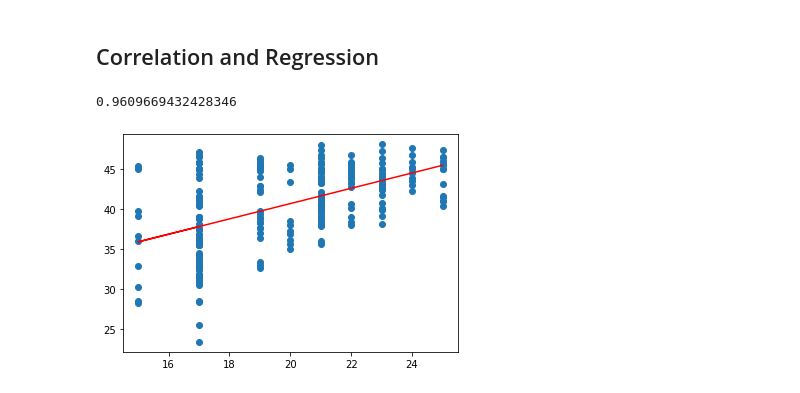
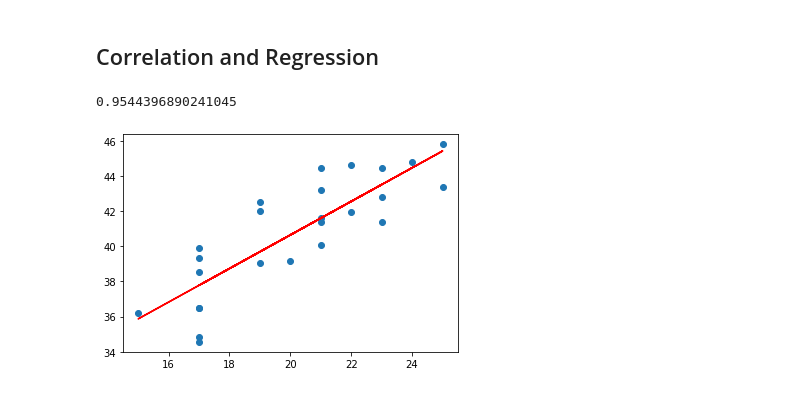
Before and after one commit to pjb327/matplotlib_hw, a Jupyter notebook: pymaceuticals_starter.ipynb, the cells around one changed output. Saved outputs shown, nothing was run; the diff lists cells and outputs as text; code cells hidden in the pictures.

```diff
--- a/pymaceuticals_starter.ipynb
+++ b/pymaceuticals_starter.ipynb
@@ -385,8 +378,8 @@ plt.plot(line_x, line_y)
 # %%
 # Generate a scatter plot of average tumor volume vs. mouse weight for the Capomulin regimen
 # plt.scatter
-scatter_y = full_dataset[full_dataset["Drug Regimen"] == "Capomulin"]["Tumor Volume (mm3)"].values
-scatter_x = full_dataset[full_dataset["Drug Regimen"] == "Capomulin"]["Weight (g)"].values
+scatter_y = full_dataset[full_dataset["Drug Regimen"] == "Capomulin"].groupby("Mouse ID").mean()["Tumor Volume (mm3)"].values
+scatter_x = full_dataset[full_dataset["Drug Regimen"] == "Capomulin"].groupby("Mouse ID").mean()["Weight (g)"].values
 plt.scatter(scatter_x, scatter_y)
 # %% [output]
 <matplotlib.collections.PathCollection at 0x...>
@@ -399,11 +415,11 @@ plt.scatter(scatter_x, scatter_y)
 # correlation coefficient is slope regression is line through graph
 # %%
 (slope, intercept, rvalue, pvalue, stderr) = st.linregress(scatter_x, scatter_y)
-# regress_values = scatter_x * slope + intercept
+regress_values = scatter_x * slope + intercept
 # line_eq = "y = " + str(round(slope,2)) + "x + " + str(round(intercept,2))
 plt.scatter(scatter_x, scatter_y)
 plt.plot(scatter_x,regress_values,"r-")
 slope
 # %% [output]
-0.9609669432428346
+0.9544396890241045
-[figure, old version]
+[figure, new version]
```
Also changed, not shown: parts of 7 cells of this notebook.
